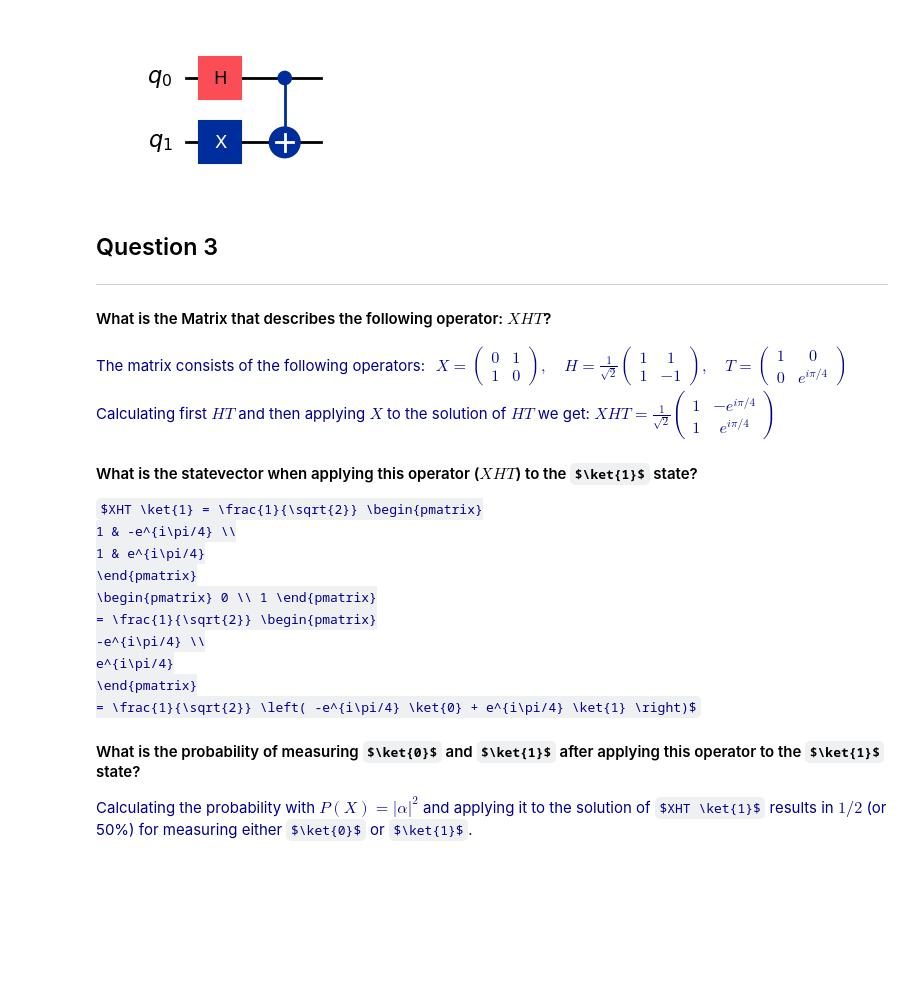
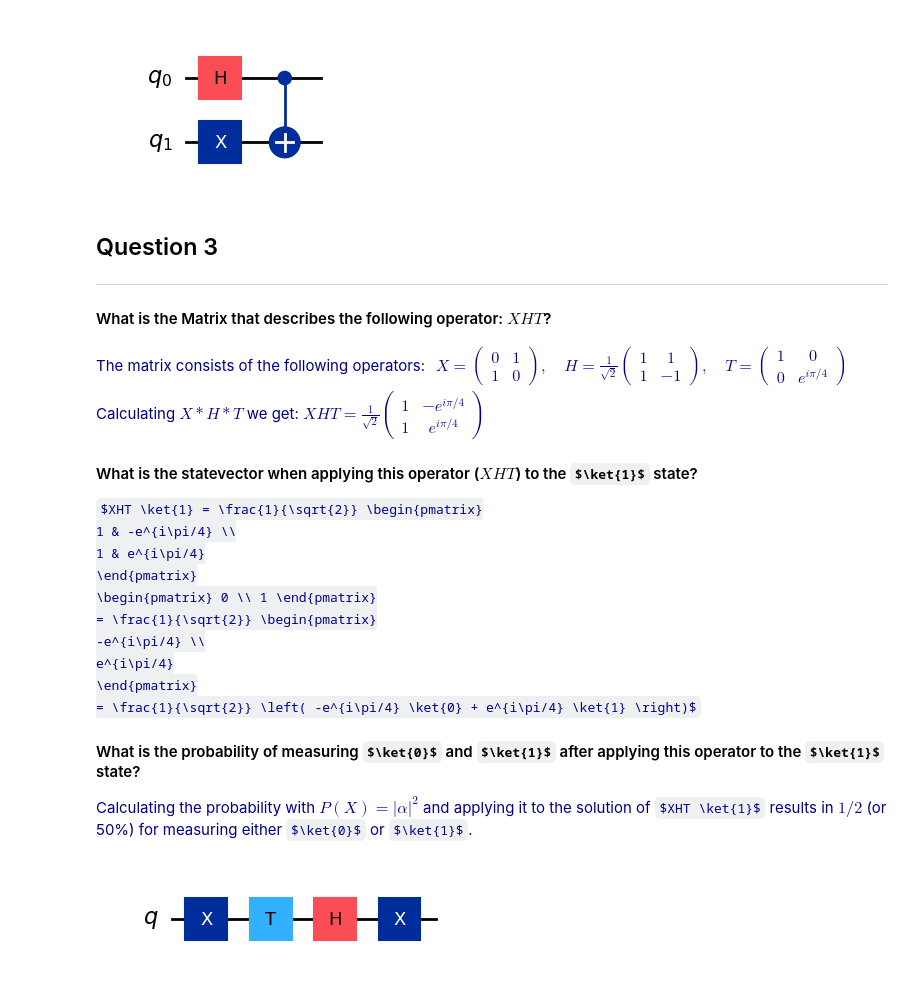
Before and after one commit to pmyna/Quantum-Programming, a Jupyter notebook: QC-Problem Set 1.ipynb, the cells around one changed output. Saved outputs shown, nothing was run; the diff lists cells and outputs as text; code cells hidden in the pictures; some formulas as TeX source; blank space fills up the shorter version.

```diff
--- a/QC-Problem Set 1.ipynb
+++ b/QC-Problem Set 1.ipynb
@@ -106,7 +106,7 @@ T = \begin{pmatrix}
 \end{pmatrix}
 \end{aligned}$
 
-Calculating first $HT$ and then applying $X$ to the solution of $HT$ we get:
+Calculating $X*H*T$ we get:
 $XHT = \frac{1}{\sqrt{2}} \begin{pmatrix}
 1 & -e^{i\pi/4} \\
 1 & e^{i\pi/4}
@@ -138,12 +138,14 @@ Calculating the probability with $P(X) = |\alpha|^2 $ and applying it to the sol
 </span>
 # %%
 # Visualize the state XHT|1> on Bloch sphere
-qc_4 = QuantumCircuit(1)
+qc_4 = qs.QuantumCircuit(1)
 qc_4.x(0)
 qc_4.t(0)
 qc_4.h(0)
 qc_4.x(0)
-qc_4.draw()
+qc_4.draw(output='mpl')
+# %% [output]
+[figure, added]
 # %%
 state_4 = sv_backend.run(qc_4).result().get_statevector()
 plot_bloch_multivector(state_4)
```
Also changed, not shown: parts of 1 cell of this notebook.
